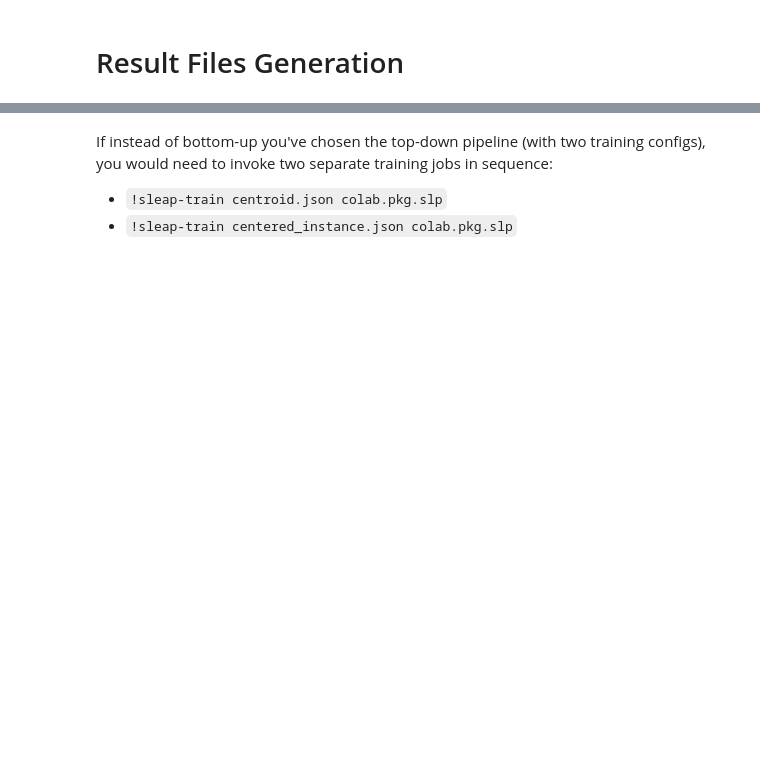
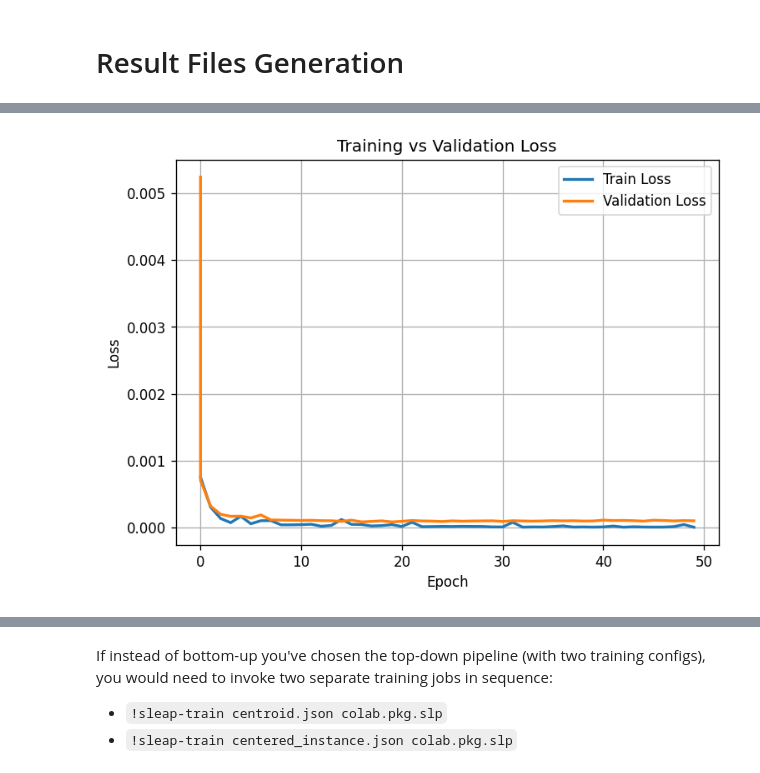
Before and after one commit to Vasquez-505/Data-Science-Projects-, a Jupyter notebook: docs/notebooks/Training_and_inference_using_Google_Drive.ipynb, the cells around one changed output, grey strips where cells are left out. Saved outputs shown, nothing was run; the diff lists cells and outputs as text; code cells hidden in the pictures; blank space fills up the shorter version.

```diff
--- a/docs/notebooks/Training_and_inference_using_Google_Drive.ipynb
+++ b/docs/notebooks/Training_and_inference_using_Google_Drive.ipynb
@@ -83,7 +80,7 @@ import os, yaml, datetime, pathlib
 # ------------------------------
 # PICK YOUR RUN / MODEL NAME HERE
 # ------------------------------
-RUN_NAME = "drosophila_unet_1_" + datetime.datetime.now().strftime("%y%m%d_%H%M%S")
+RUN_NAME = "drosophila_unet_2_aug_" + datetime.datetime.now().strftime("%y%m%d_%H%M%S")
 
 
 LABELS_PATH = "colab.pkg.slp"          # or "colab copy.pkg.slp"
@@ -126,7 +123,7 @@ DATA_CONFIG = {
         "crop_size": None,              # or [H, W]
         "min_crop_size": 100,
     },
-    "use_augmentations_train": False,
+    "use_augmentations_train": True,
     "augmentation_config": {
         "intensity": {
             "uniform_noise_min": 0.0,
@@ -238,7 +235,7 @@ TRAINER_CONFIG = {
     "lr_scheduler": None,
     "early_stopping": {
         "min_delta": 1e-8,
-        "patience": 30,
+        "patience": 20,
         "stop_training_on_plateau": True,
     },
     "online_hard_keypoint_mining": {
@@ -437,10 +434,10 @@ latest_model = model_runs[-1]
 # Handle nested folder issue (model inside model)
 nested = os.path.join(latest_model, os.path.basename(latest_model))
 if os.path.isdir(nested):
-    print(f"📂 Detected nested run folder, using: {nested}")
+    print(f" Detected nested run folder, using: {nested}")
     latest_model = nested
 
-print(f"\n📁 Latest model directory: {latest_model}")
+print(f"\n Latest model directory: {latest_model}")
 
 # =========================================================
 # Load training log (training_log.csv)
@@ -453,7 +450,7 @@ df = pd.read_csv(metrics_path)
 if "epoch" not in df.columns:
     raise ValueError("training_log.csv missing 'epoch' column; check SLEAP output")
 
-print(f"\n✅ Metrics loaded successfully ({len(df)} epochs).")
+print(f"\n Metrics loaded successfully ({len(df)} epochs).")
 print(f"Columns: {list(df.columns)}")
 
 # =========================================================
@@ -479,48 +476,77 @@ train_npz = os.path.join(latest_model, "train_0_pred_metrics.npz")
 val_npz = os.path.join(latest_model, "val_0_pred_metrics.npz")
 
 def load_npz_metrics(npz_path, label):
-    """Robustly extract OKS, distances, etc. from SLEAP .npz files."""
+    """Extract OKS, distance, and percentile metrics from SLEAP .npz result files (robust to nested dicts)."""
     if not os.path.exists(npz_path):
         return {}
 
-    data = np.load(npz_path)
-    keys = list(data.keys())
+    try:
+        data = np.load(npz_path, allow_pickle=True)
+    except Exception as e:
+        print(f" Failed to read {npz_path}: {e}")
+        return {}
 
-    def safe_get(*names):
-        for name in names:
-            if name in data:
-                val = data[name]
-                if isinstance(val, np.ndarray):
-                    val = val[0] if val.size == 1 else np.mean(val)
-                return float(val)
-        return np.nan
+    metrics = {}
 
-    return {
-        f"{label}_OKS_mAP": safe_get("oks_map", "OKS_mAP", "oks", "mean_oks", "oks.mean"),
-        f"{label}_avg_dist": safe_get("mean_distance", "avg_distance", "mean_distances", "dist_mean"),
-        f"{label}_p90_dist": safe_get("p90", "p90_dist", "dist_p90"),
-        f"{label}_p50_dist": safe_get("p50", "p50_dist", "dist_p50")
-    }
+    # 1️⃣ Mean OKS (object keypoint similarity)
+    if "mOKS.npy" in data.files or "mOKS" in data:
+        moks = data["mOKS.npy"] if "mOKS.npy" in data.files else data["mOKS"]
+        if isinstance(moks, np.ndarray):
+            # unwrap nested dict if needed
+            try:
+                if moks.dtype == "O" and isinstance(moks.item(), dict):
+                    moks = list(moks.item().values())
+            except Exception:
+                pass
+            metrics[f"{label}_OKS_mAP"] = float(np.nanmean(moks))
+
+    # 2️⃣ Distance metrics
+    if "distance_metrics.npy" in data.files or "distance_metrics" in data:
+        dist = data["distance_metrics.npy"] if "distance_metrics.npy" in data.files else data["distance_metrics"]
+        if isinstance(dist, np.ndarray) and dist.dtype == "O":
+            try:
+                d = dist.item()
+                if isinstance(d, dict):
+                    for k in ["mean", "p50", "p90"]:
+                        if k in d:
+                            val = d[k]
+                            # unwrap nested dicts or arrays
+                            if isinstance(val, dict):
+                                val = list(val.values())
+                            metrics[f"{label}_{k if k!='mean' else 'avg'}_dist"] = float(np.nanmean(val))
+            except Exception:
+                pass
+
+    # 3️⃣ Pose correctness (PCK)
+    if "pck_metrics.npy" in data.files:
+        pck = data["pck_metrics.npy"].item()
+        if isinstance(pck, dict) and "mean" in pck:
+            val = pck["mean"]
+            if isinstance(val, dict):
+                val = list(val.values())
+            metrics[f"{label}_PCK_mean"] = float(np.nanmean(val))
+
+    return metrics
 
 extra_metrics = {}
 extra_metrics.update(load_npz_metrics(train_npz, "train"))
 extra_metrics.update(load_npz_metrics(val_npz, "val"))
 
 if extra_metrics:
-    print("📈 Evaluation metrics (.npz):")
+    print(" Evaluation metrics (.npz):")
     for k, v in extra_metrics.items():
         if not np.isnan(v):
             print(f"  • {k}: {v:.4f}")
 else:
-    print("⚠️ No .npz metric files found (train_0_pred_metrics.npz / val_0_pred_metrics.npz).")
+    print(" No valid .npz metrics detected (train_0_pred_metrics.npz / val_0_pred_metrics.npz).")
 
 # =========================================================
 # Estimate runtime (if available)
 # =========================================================
 runtime_sec = None
 try:
-    if "timestamp" in df.columns:
-        runtime_sec = (df["timestamp"].iloc[-1] - df["timestamp"].iloc[0])
+    if "train_time" in df.columns and "val_time" in df.columns:
+        runtime_sec = df["train_time"].sum() + df["val_time"].sum()
 except Exception:
     pass
 
@@ -539,7 +565,7 @@ plt.grid(True)
 if SAVE_FIGS:
     loss_fig_path = os.path.join(latest_model, f"loss_curve_{datetime.now().strftime('%Y%m%d_%H%M')}.png")
     plt.savefig(loss_fig_path, dpi=300, bbox_inches="tight")
-    print(f"📊 Saved loss curve: {loss_fig_path}")
+    print(f" Saved loss curve: {loss_fig_path}")
 plt.show()
 
 # =========================================================
@@ -549,7 +575,7 @@ keypoint_cols = [c for c in df.columns if any(k in c for k in ["head", "thorax",
 
 if keypoint_cols:
     best_keypoint_losses = df.loc[best_idx, keypoint_cols].sort_values()
-    print("\n🎯 Per-keypoint validation losses (best epoch):")
+    print("\n Per-keypoint validation losses (best epoch):")
     print(best_keypoint_losses.round(6).to_string())
 
     plt.figure(figsize=(9,5))
@@ -600,0 +636 @@ Columns: ['epoch', 'train_loss', 'val_loss', 'learning_rate', 'train_time', 'val
+[figure, added]
```
Also changed, not shown: parts of 10 cells of this notebook.
